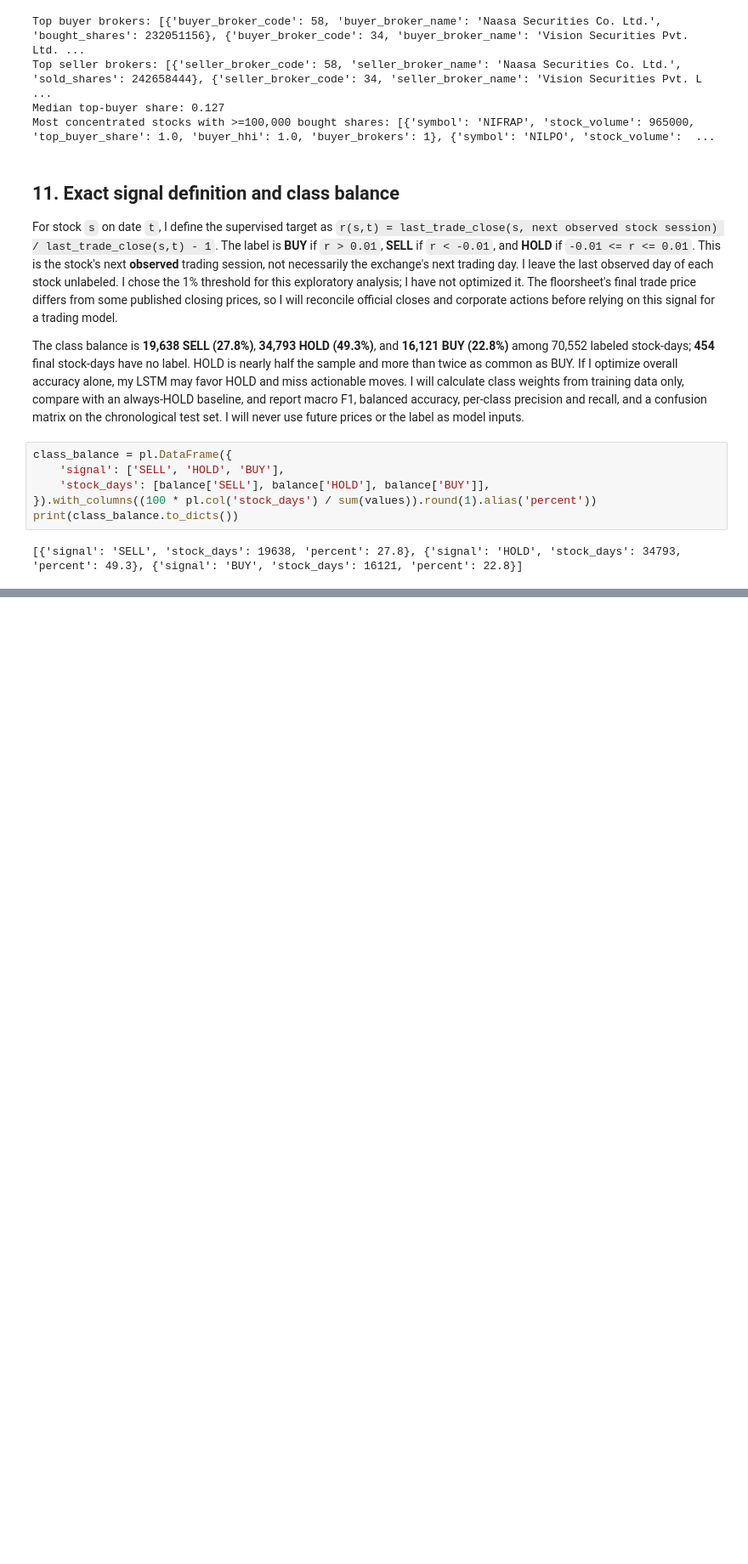
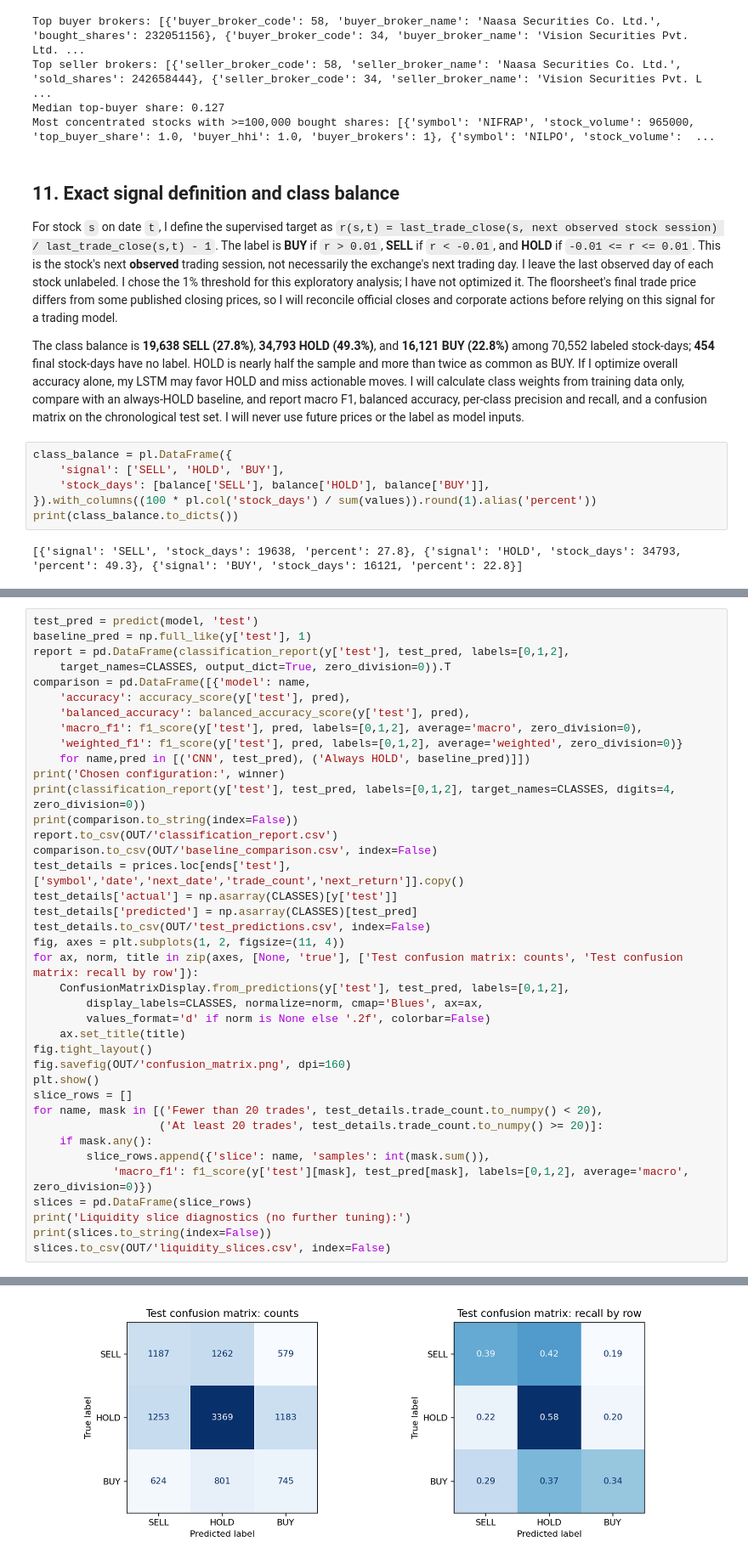
Before and after one commit to UttamChaudhary12/NepSE-Stock-Project, a Jupyter notebook: Uttam_EDA.ipynb, the cells around one changed output, grey strips where cells are left out. Shown at 85% size. Cells and saved outputs as stored; diff of their text form; blank space fills up the shorter version.

Commit message:
Added CNN experiments, classifier evaluation, and report

```diff
--- a/Uttam_EDA.ipynb
+++ b/Uttam_EDA.ipynb
@@ -310,0 +597,40 @@ print(class_balance.to_dicts())
+# %%
+test_pred = predict(model, 'test')
+baseline_pred = np.full_like(y['test'], 1)
+report = pd.DataFrame(classification_report(y['test'], test_pred, labels=[0,1,2],
+    target_names=CLASSES, output_dict=True, zero_division=0)).T
+comparison = pd.DataFrame([{'model': name,
+    'accuracy': accuracy_score(y['test'], pred),
+    'balanced_accuracy': balanced_accuracy_score(y['test'], pred),
+    'macro_f1': f1_score(y['test'], pred, labels=[0,1,2], average='macro', zero_division=0),
+    'weighted_f1': f1_score(y['test'], pred, labels=[0,1,2], average='weighted', zero_division=0)}
+    for name,pred in [('CNN', test_pred), ('Always HOLD', baseline_pred)]])
+print('Chosen configuration:', winner)
+print(classification_report(y['test'], test_pred, labels=[0,1,2], target_names=CLASSES, digits=4, zero_division=0))
+print(comparison.to_string(index=False))
+report.to_csv(OUT/'classification_report.csv')
+comparison.to_csv(OUT/'baseline_comparison.csv', index=False)
+test_details = prices.loc[ends['test'], ['symbol','date','next_date','trade_count','next_return']].copy()
+test_details['actual'] = np.asarray(CLASSES)[y['test']]
+test_details['predicted'] = np.asarray(CLASSES)[test_pred]
+test_details.to_csv(OUT/'test_predictions.csv', index=False)
+fig, axes = plt.subplots(1, 2, figsize=(11, 4))
+for ax, norm, title in zip(axes, [None, 'true'], ['Test confusion matrix: counts', 'Test confusion matrix: recall by row']):
+    ConfusionMatrixDisplay.from_predictions(y['test'], test_pred, labels=[0,1,2],
+        display_labels=CLASSES, normalize=norm, cmap='Blues', ax=ax,
+        values_format='d' if norm is None else '.2f', colorbar=False)
+    ax.set_title(title)
+fig.tight_layout()
+fig.savefig(OUT/'confusion_matrix.png', dpi=160)
+plt.show()
+slice_rows = []
+for name, mask in [('Fewer than 20 trades', test_details.trade_count.to_numpy() < 20),
+                   ('At least 20 trades', test_details.trade_count.to_numpy() >= 20)]:
+    if mask.any():
+        slice_rows.append({'slice': name, 'samples': int(mask.sum()),
+            'macro_f1': f1_score(y['test'][mask], test_pred[mask], labels=[0,1,2], average='macro', zero_division=0)})
+slices = pd.DataFrame(slice_rows)
+print('Liquidity slice diagnostics (no further tuning):')
+print(slices.to_string(index=False))
+slices.to_csv(OUT/'liquidity_slices.csv', index=False)
+# %% [output]
@@ -310,0 +653 @@ print(class_balance.to_dicts())
+[figure, added]
```
Also changed, not shown: parts of 14 cells of this notebook, 18 other files.
